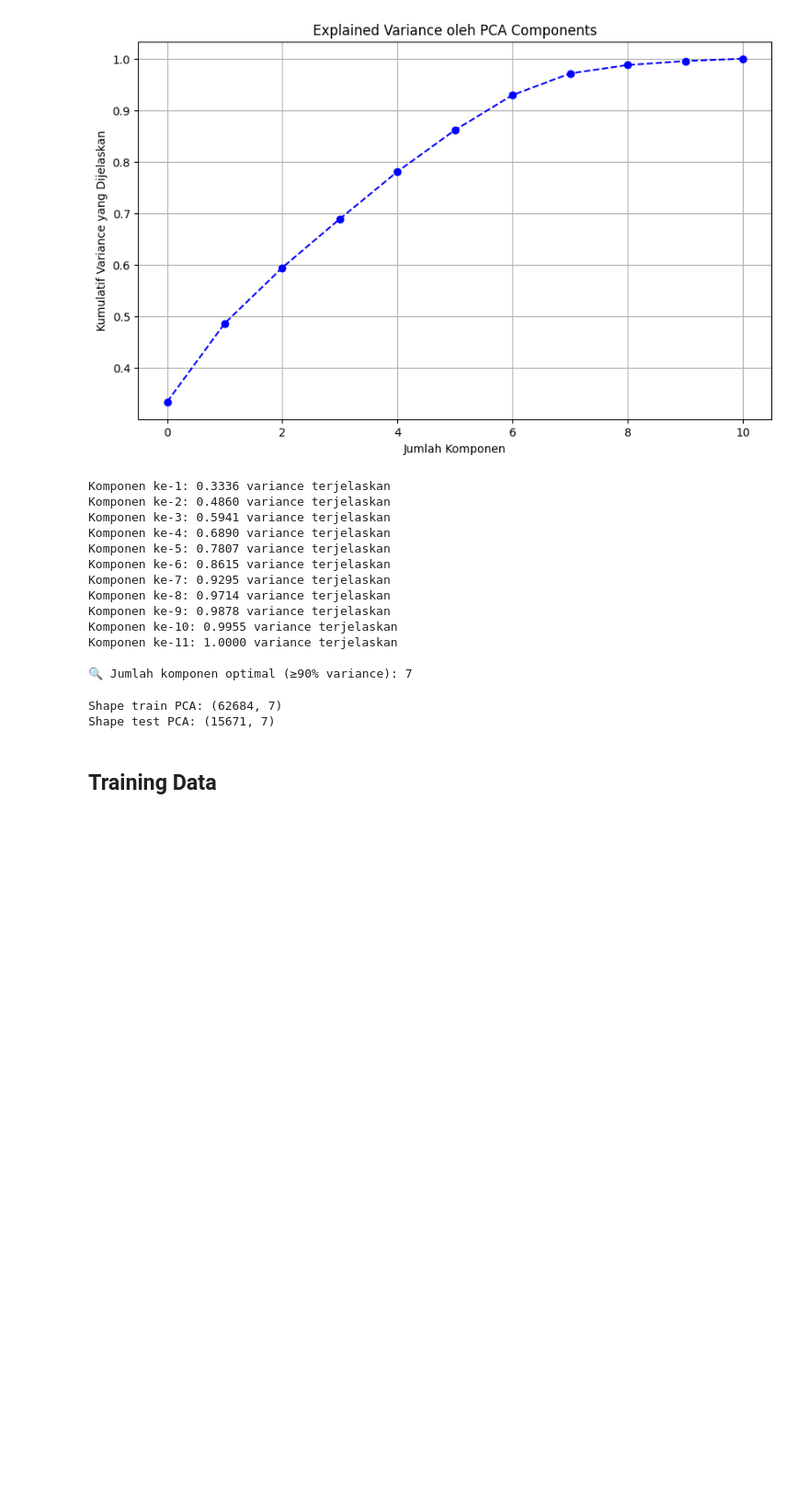
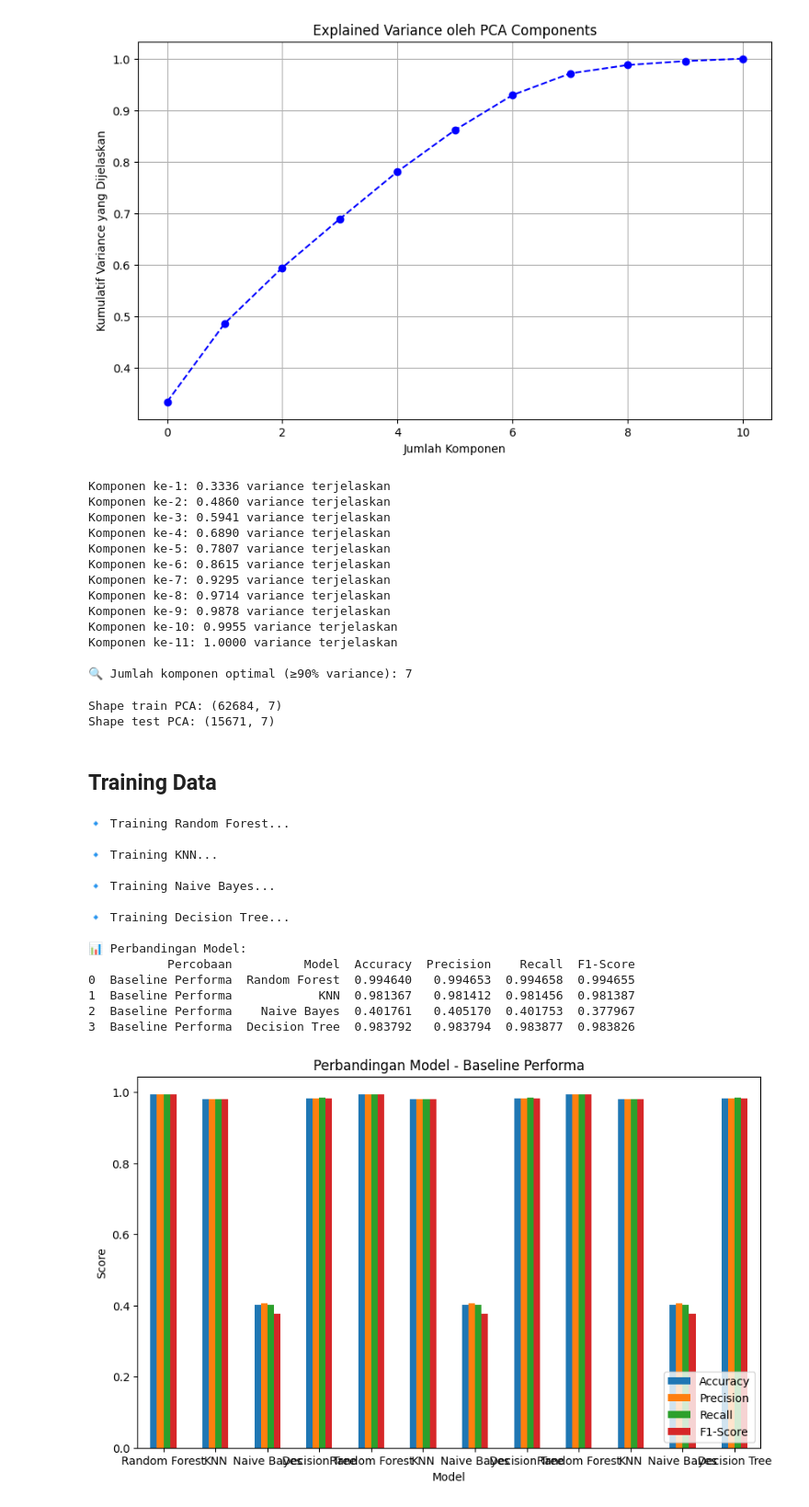
Before and after one commit to RyanGA09/DataMiningAirQuality, a Jupyter notebook: DataSmote/notebooksmote.ipynb, the cells around one changed output. Shown at 92% size. Cells and saved outputs as stored; diff of their text form; code cells hidden in the pictures; blank space fills up the shorter version.

```diff
--- a/DataSmote/notebooksmote.ipynb
+++ b/DataSmote/notebooksmote.ipynb
@@ -352,0 +432,22 @@ Shape test PCA: (15671, 7)
+# %%
+df_results = evaluate_models(
+    X_train, X_test, y_train, y_test,
+    percobaan="Baseline Performa",
+    output_file="hasil_model.csv"
+)
+# %% [output]
+🔹 Training Random Forest...
+
+🔹 Training KNN...
+
+🔹 Training Naive Bayes...
+
+🔹 Training Decision Tree...
+
+📊 Perbandingan Model:
+           Percobaan          Model  Accuracy  Precision    Recall  F1-Score
+0  Baseline Performa  Random Forest  0.994640   0.994653  0.994658  0.994655
+1  Baseline Performa            KNN  0.981367   0.981412  0.981456  0.981387
+2  Baseline Performa    Naive Bayes  0.401761   0.405170  0.401753  0.377967
+3  Baseline Performa  Decision Tree  0.983792   0.983794  0.983877  0.983826
+[figure, added]
```
Also changed, not shown: parts of 1 cell of this notebook.
